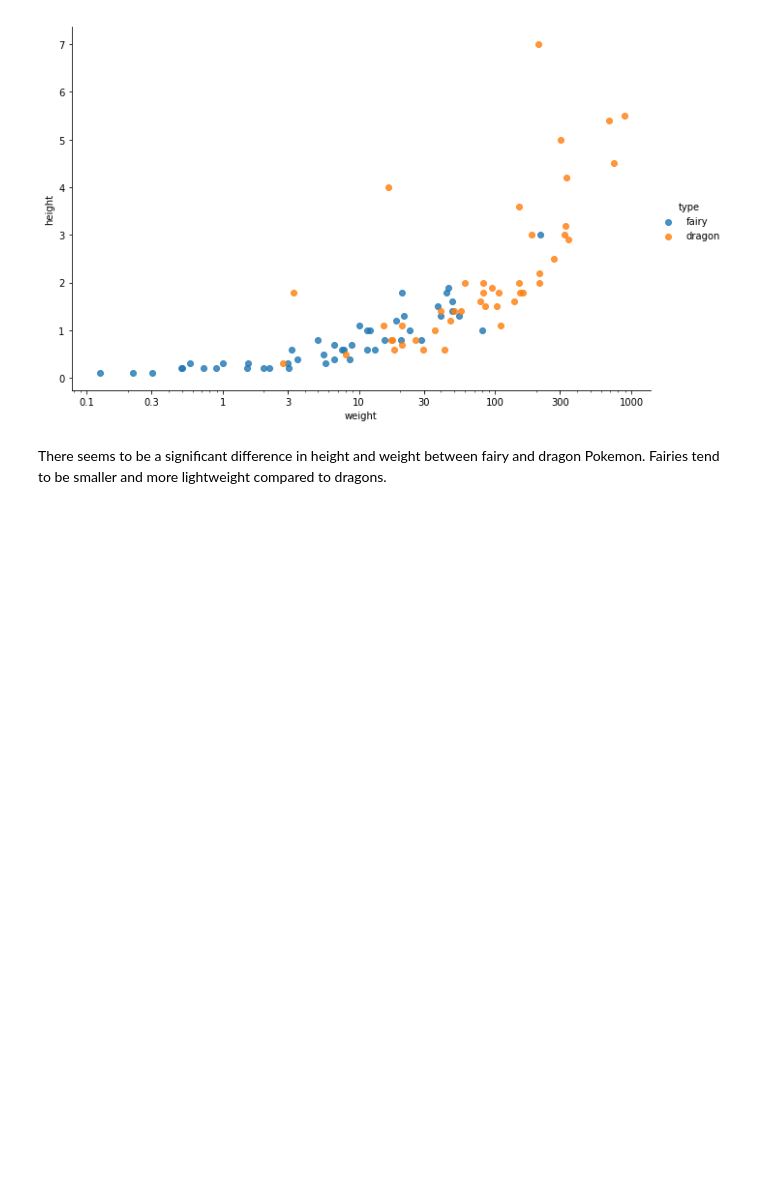
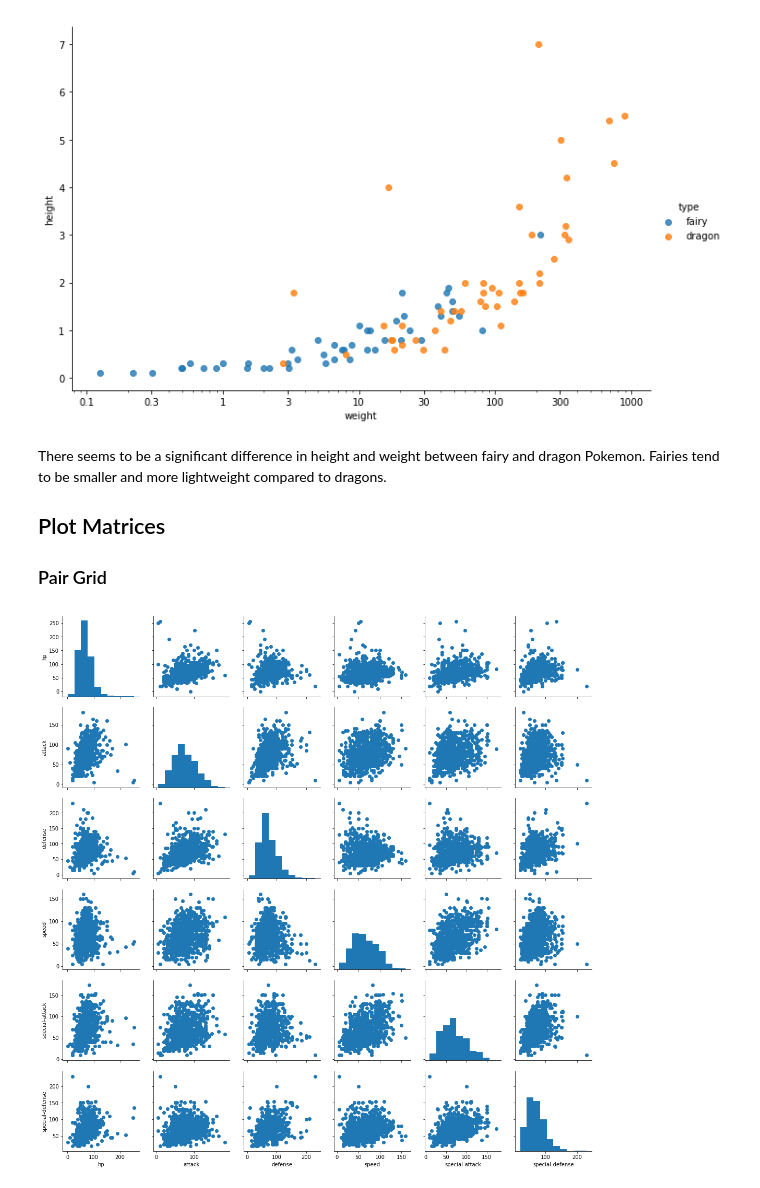
Before and after one commit to faymarie/data-visualization, a Jupyter notebook: Visualization_practise.ipynb, the cells around one changed output. Saved outputs shown, nothing was run; the diff lists cells and outputs as text; code cells hidden in the pictures; blank space fills up the shorter version.

Commit message:
feat: Add pairGrid and correlation hetmap to visualise Pokemon stats

```diff
--- a/Visualization_practise.ipynb
+++ b/Visualization_practise.ipynb
@@ -564,3 +564,17 @@ plt.ylabel('height');
 [figure]
 # %% [markdown]
 There seems to be a significant difference in height and weight between fairy and dragon Pokemon. Fairies tend to be smaller and more lightweight compared to dragons.
+
+## Plot Matrices
+### Pair Grid
+# %%
+pkmn_stats = ['hp', 'attack', 'defense', 'speed', 'special-attack', 'special-defense']
+# create a pair grid
+g = sns.PairGrid(data = pokemon, vars = pkmn_stats)
+
+# use a scatter plot to fill in grid cells
+g.map_offdiag(plt.scatter);
+# use hist where variables match in diagonal plots
+g.map_diag(plt.hist);
+# %% [output]
+[figure, added]
```
Also changed, not shown: parts of 2 cells of this notebook.
